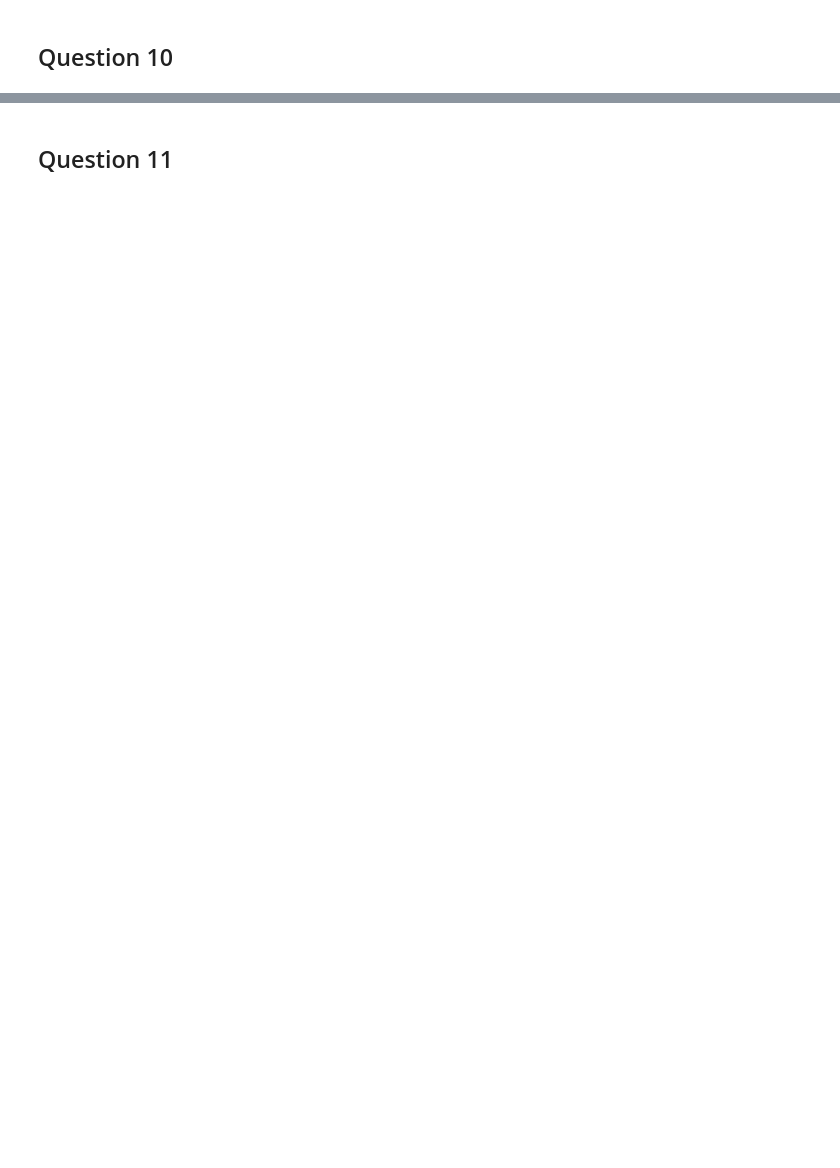
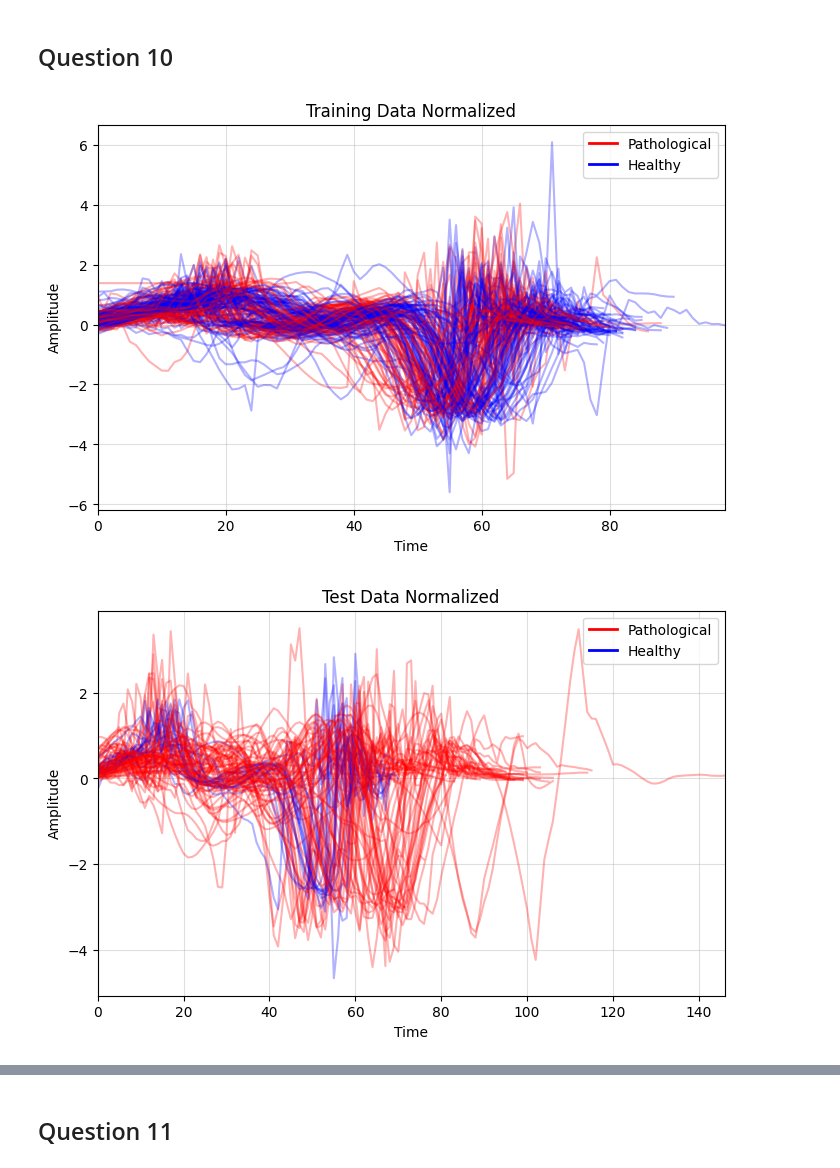
Before and after one commit to TristanNMon/Time-Series, a Jupyter notebook: HW1-notebook-v2.ipynb, the cells around one changed output, grey strips where cells are left out. Cells and saved outputs as stored; diff of their text form; code cells hidden in the pictures; blank space fills up the shorter version.

```diff
--- a/HW1-notebook-v2.ipynb
+++ b/HW1-notebook-v2.ipynb
@@ -204,2 +217,33 @@ len(X_train), len(X_test)
 # %% [markdown]
 ## Question 10
+# %%
+#normalize the data
+X_train_norm = [(x - np.mean(x)) / np.std(x) for x in X_train]
+X_test_norm = [(x - np.mean(x)) / np.std(x) for x in X_test]
+# %%
+y_train = np.array(y_train)
+y_test = np.array(y_test)
+# %%
+from matplotlib.lines import Line2D
+def plot_data(X,y,title="Data"):
+    fig, ax = fig_ax()
+    for i in range(len(X)):
+        if y[i] == 1:
+            ax.plot(X[i], color='red', alpha=0.3)
+        else:
+            ax.plot(X[i], color='blue', alpha=0.3)
+    ax.set_title(title)
+    ax.set_xlabel("Time")
+    ax.set_ylabel("Amplitude")
+    # force add legend red and blue
+    ax.grid(alpha=0.4)
+    red_patch = Line2D([0], [0], color='red', lw=2, label='Pathological')
+    blue_patch = Line2D([0], [0], color='blue', lw=2, label='Healthy')
+    ax.legend(handles=[red_patch, blue_patch])
+    plt.show()
+# %%
+plot_data(X_train_norm, y_train, title="Training Data Normalized")
+plot_data(X_test_norm, y_test, title="Test Data Normalized")
+# %% [output]
+[figure, added]
+[figure, added]
```
Also changed, not shown: parts of 19 cells of this notebook, 9 other files.
